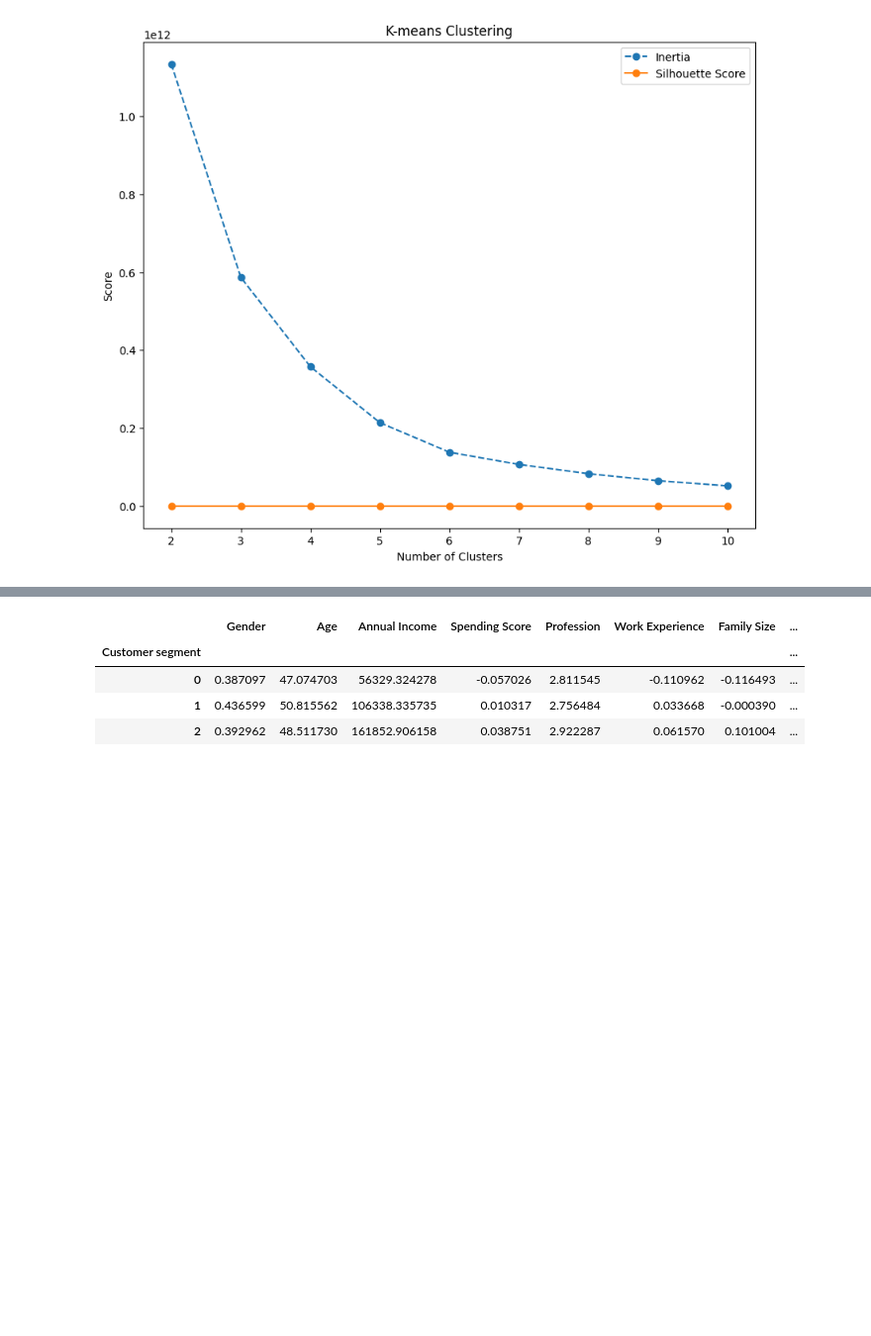
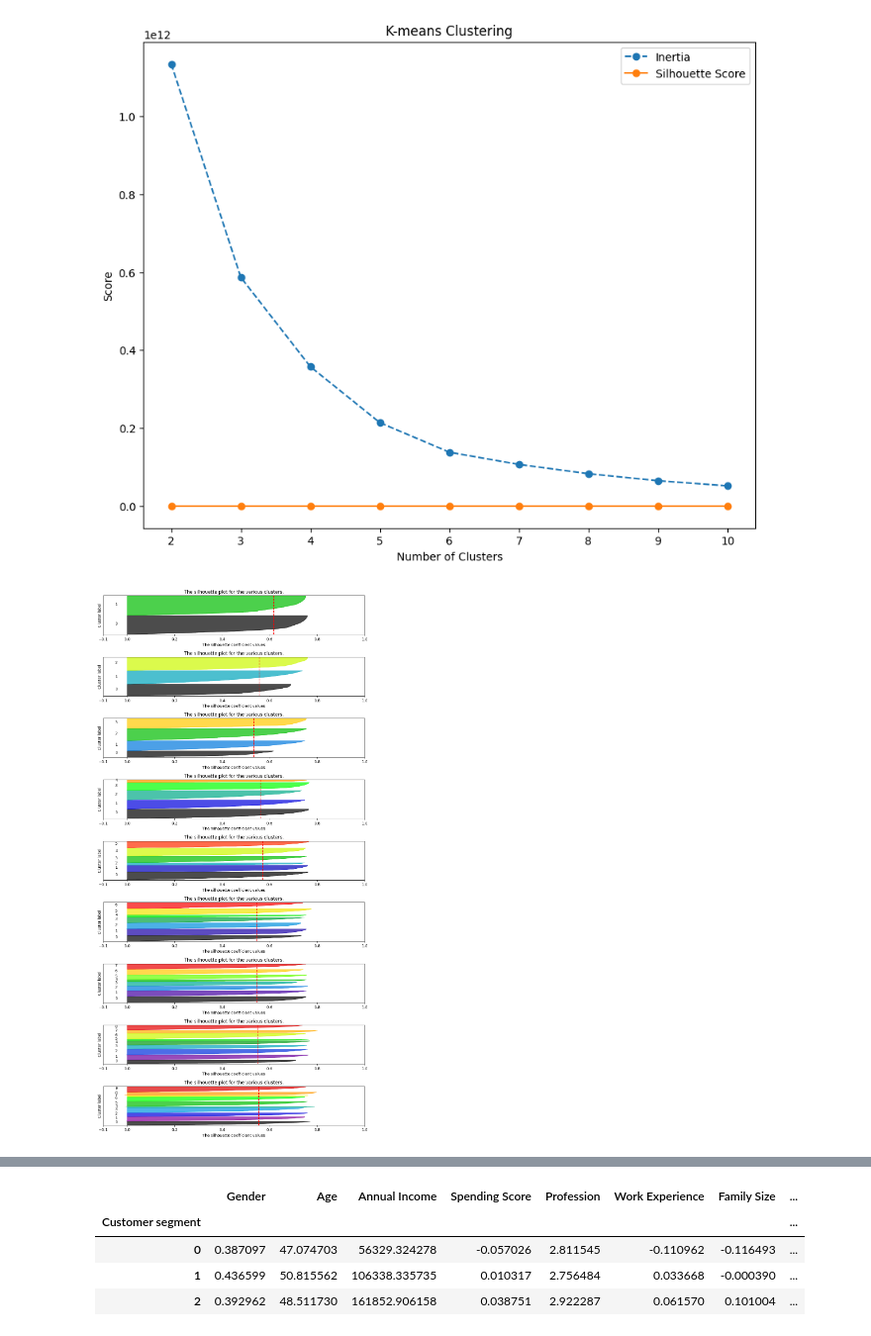
Before and after one commit to NiceVincent/COMP257_UnspLearning_Grp08, a Jupyter notebook: COMP257-UL-Group08_ROL.ipynb, the cells around one changed output, grey strips where cells are left out. Shown at 99% size. Drawn from its saved outputs; the diff is of its cells as text; code cells hidden in the pictures; blank space fills up the shorter version.

```diff
--- a/COMP257-UL-Group08_ROL.ipynb
+++ b/COMP257-UL-Group08_ROL.ipynb
@@ -533,3 +533,67 @@ plt.show()
 # %% [output]
 silhouette_scores: [0.618854860906778, 0.5575381547147576, 0.5330869745650374, 0.5607629112889093, 0.5710958873084109, 0.5464928672813365, 0.5477355672911992, 0.5514721881658825, 0.5533574291350442],  ...
 [figure]
+# %%
+from sklearn.metrics import silhouette_samples
+import matplotlib.cm as cm
+import numpy as np
+
+# Set up the grid for plotting multiple silhouette diagrams
+n_clusters_list = range(2, 11)
+n_rows = len(n_clusters_list)
+fig, axes = plt.subplots(n_rows, 1)
+fig.set_size_inches(10, 20)
+
+# Iterate over each number of clusters
+for idx, n_clusters in enumerate(n_clusters_list):
+    # Create a subplot for each number of clusters
+    ax = axes[idx]
+
+    # The silhouette coefficient can range from -1, 1
+    ax.set_xlim([-0.1, 1])
+    # Insert some space between plots for clarity
+    ax.set_ylim([0, len(preprocess_df) + (n_clusters + 1) * 10])
+
+    # Perform KMeans clustering
+    kmeans = KMeans(n_clusters=n_clusters, n_init=10, random_state=42)
+    kmeans.fit(preprocess_df)
+    cluster_labels = kmeans.labels_
+
+    # Calculate the silhouette scores for each sample
+    silhouette_vals = silhouette_samples(preprocess_df, cluster_labels)
+
+    y_lower = 10
+    for i in range(n_clusters):
+        # Aggregate the silhouette scores for samples belonging to cluster i, and sort them
+        ith_cluster_silhouette_vals = silhouette_vals[cluster_labels == i]
+        ith_cluster_silhouette_vals.sort()
+
+        size_cluster_i = ith_cluster_silhouette_vals.shape[0]
+        y_upper = y_lower + size_cluster_i
+
+        color = cm.nipy_spectral(float(i) / n_clusters)
+        ax.fill_betweenx(np.arange(y_lower, y_upper),
+                         0, ith_cluster_silhouette_vals,
+                         facecolor=color, edgecolor=color, alpha=0.7)
+
+        # Label the silhouette plots with their cluster numbers in the middle
+        ax.text(-0.05, y_lower + 0.5 * size_cluster_i, str(i))
+
+        # Compute the new y_lower for the next plot
+        y_lower = y_upper + 10
+
+    ax.set_title("The silhouette plot for the various clusters.")
+    ax.set_xlabel("The silhouette coefficient values")
+    ax.set_ylabel("Cluster label")
+
+    # The vertical line for average silhouette score of all the values
+    ax.axvline(x=silhouette_score(preprocess_df, cluster_labels), color="red", linestyle="--")
+
+    ax.set_yticks([])  # Clear the yaxis labels / ticks
+    ax.set_xticks([-0.1, 0, 0.2, 0.4, 0.6, 0.8, 1])
+
+# Adjust layout
+plt.tight_layout()
+plt.show()
+# %% [output]
+[figure, added]
```
Also changed, not shown: parts of 3 cells of this notebook.
